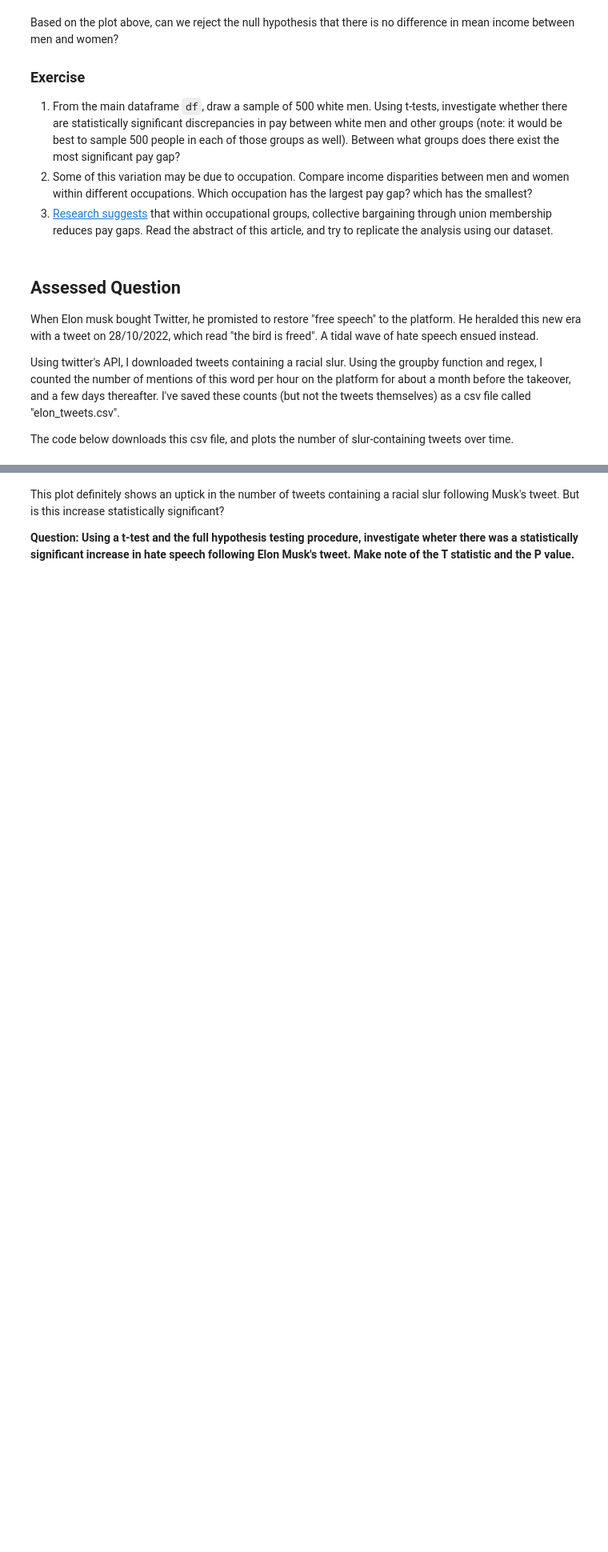
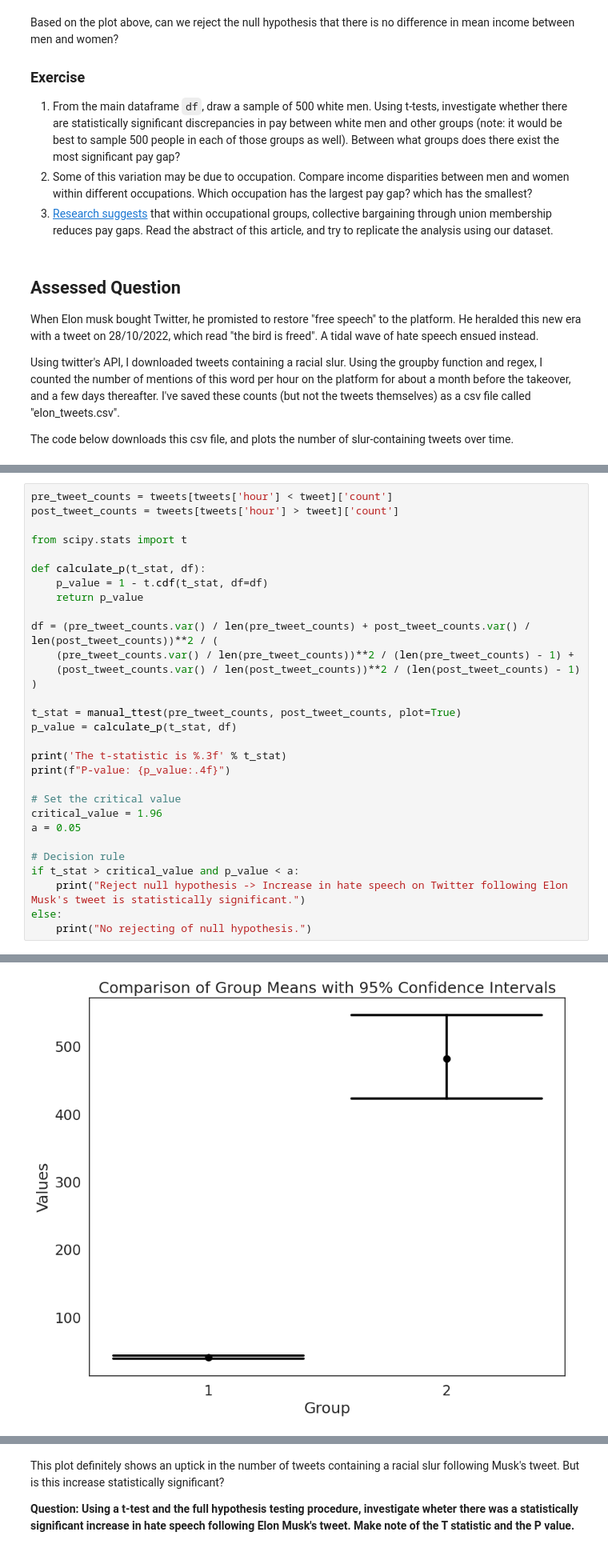
Before and after one commit to Btotheshlz/QM2, a Jupyter notebook: notebooks/W06. Hypothesis Testing.ipynb, the cells around one changed output, grey strips where cells are left out. Shown at 80% size. Drawn from its saved outputs; the diff is of its cells as text; blank space fills up the shorter version.

```diff
--- a/notebooks/W06. Hypothesis Testing.ipynb
+++ b/notebooks/W06. Hypothesis Testing.ipynb
@@ -316,3 +315,34 @@ plt.gca().xaxis.set_major_locator(mdates.DayLocator())
 plt.gca().xaxis.set_major_formatter(mdates.DateFormatter('%d/%m'))
 # %% [output]
 [figure]
+# %%
+pre_tweet_counts = tweets[tweets['hour'] < tweet]['count']
+post_tweet_counts = tweets[tweets['hour'] > tweet]['count']
+
+from scipy.stats import t
+
+def calculate_p(t_stat, df):
+    p_value = 1 - t.cdf(t_stat, df=df)
+    return p_value
+
+df = (pre_tweet_counts.var() / len(pre_tweet_counts) + post_tweet_counts.var() / len(post_tweet_counts))**2 / (
+    (pre_tweet_counts.var() / len(pre_tweet_counts))**2 / (len(pre_tweet_counts) - 1) +
+    (post_tweet_counts.var() / len(post_tweet_counts))**2 / (len(post_tweet_counts) - 1)
+)
+
+t_stat = manual_ttest(pre_tweet_counts, post_tweet_counts, plot=True)
+p_value = calculate_p(t_stat, df)
+
+print('The t-statistic is %.3f' % t_stat)
+print(f"P-value: {p_value:.4f}")
+
+# Set the critical value
+critical_value = 1.96
+a = 0.05
+
+# Decision rule
+if t_stat > critical_value and p_value < a:
+    print("Reject null hypothesis -> Increase in hate speech on Twitter following Elon Musk's tweet is statistically significant.")
+else:
+    print("No rejecting of null hypothesis.")
+# %% [output]
@@ -318,0 +354 @@ plt.gca().xaxis.set_major_formatter(mdates.DateFormatter('%d/%m'))
+[figure, added]
```
Also changed, not shown: parts of 11 cells of this notebook.
